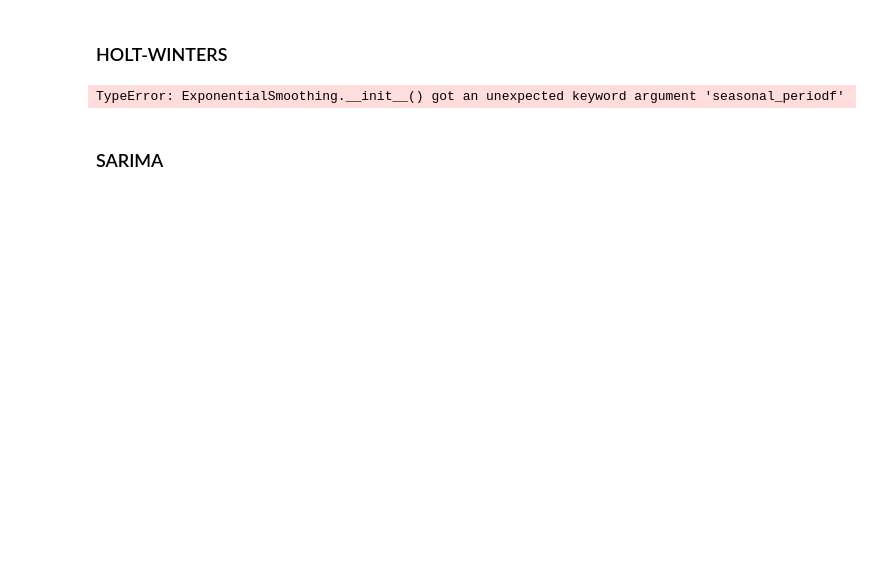
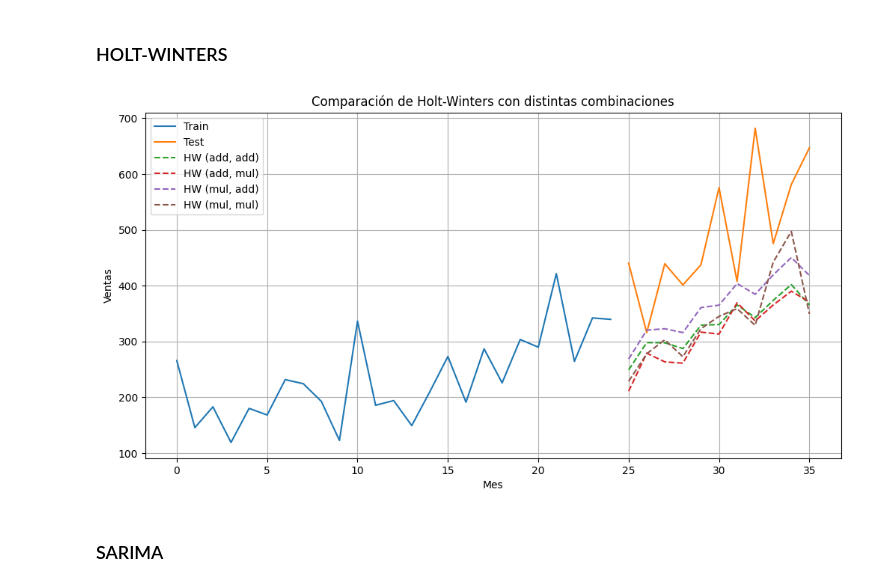
Before and after one commit to Fabiola-cc/Lab1_SeriesDeTiempo, a Jupyter notebook: ST_shampoo.ipynb, the cells around one changed output. Drawn from its saved outputs; the diff is of its cells as text; code cells hidden in the pictures; blank space fills up the shorter version.

```diff
--- a/ST_shampoo.ipynb
+++ b/ST_shampoo.ipynb
@@ -122,27 +121,43 @@ plt.show()
 # %% [markdown]
 ### HOLT-WINTERS
-# %%
-from statsmodels.tsa.holtwinters import ExponentialSmoothing
-
-# Modelo Estacional de Holt_winters
-
-modelo = ExponentialSmoothing(df['Sales'], seasonal = 'mul', seasonal_periodf = 12)
-
-# Ajustar (entrenar) el modelo
-
-modelo_ajustado = modelo.fit()
-predicciones = modelo_ajustado.forecast(12)
-
-# Graficar los df y predicciones
-
-df['Sales'].plot(label = 'Observados')
-predicciones.plot(label = 'Predicciones Holt-Winters', color = 'red')
-plt.legend()
-plt.title("Modelo Holt-Winters de Predicciones Estacionales")
-plt.xlabel("Año")
-plt.ylabel("Pasajeros")
-plt.show()
-# %% [output]
-TypeError: ExponentialSmoothing.__init__() got an unexpected keyword argument 'seasonal_periodf'
+# %%
+from statsmodels.tsa.holtwinters import ExponentialSmoothing
+
+# Combinaciones que queremos probar
+combinaciones = [
+    ('add', 'add'),
+    ('add', 'mul'),
+    ('mul', 'add'),
+    ('mul', 'mul')
+]
+
+# Crear la figura
+plt.figure(figsize=(12, 6))
+
+# Graficar los datos reales
+plt.plot(train_data.index, train_data['Sales'], label='Train')
+plt.plot(test_data.index, test_data['Sales'], label='Test')
+
+# Entrenar un modelo Holt-Winters para cada combinación
+for trend, seasonal in combinaciones:
+    modelo = ExponentialSmoothing(
+        train_data['Sales'],
+        trend=trend,
+        seasonal=seasonal,
+        seasonal_periods=12
+    )
+    modelo_ajustado = modelo.fit()
+    predicciones = modelo_ajustado.forecast(len(test_data))
+    plt.plot(test_data.index, predicciones, label=f'HW ({trend}, {seasonal})', linestyle='--')
+
+# Personalizar la gráfica
+plt.title("Comparación de Holt-Winters con distintas combinaciones")
+plt.xlabel("Mes")
+plt.ylabel("Ventas")
+plt.legend()
+plt.grid(True)
+plt.show()
+# %% [output]
+[figure, added]
 # %% [markdown]
 ### SARIMA
```
Also changed, not shown: parts of 13 cells of this notebook.
